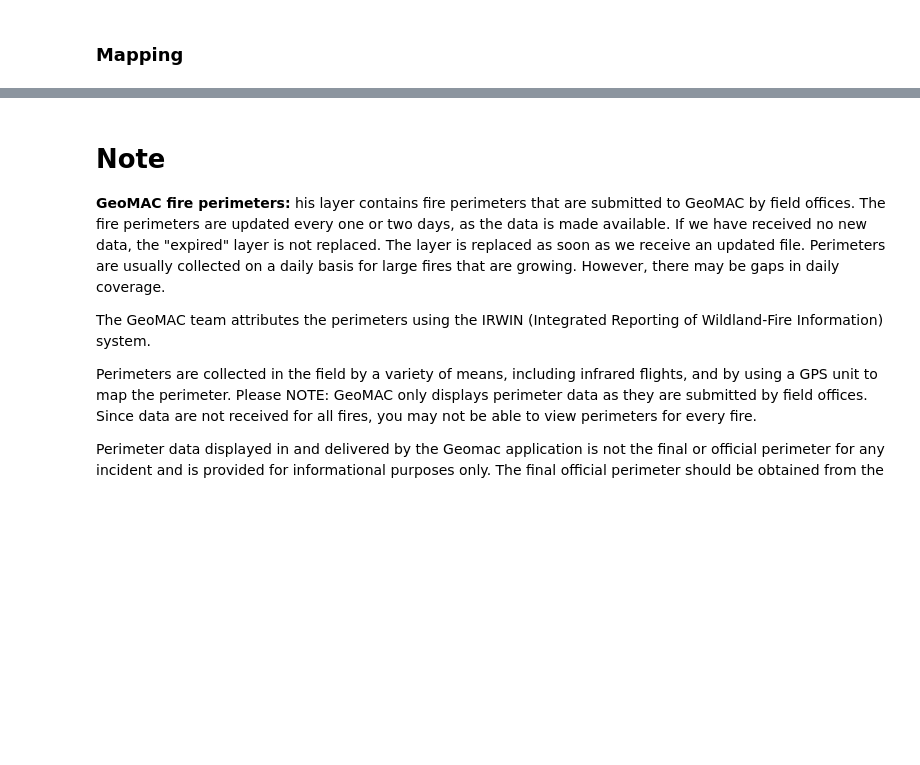
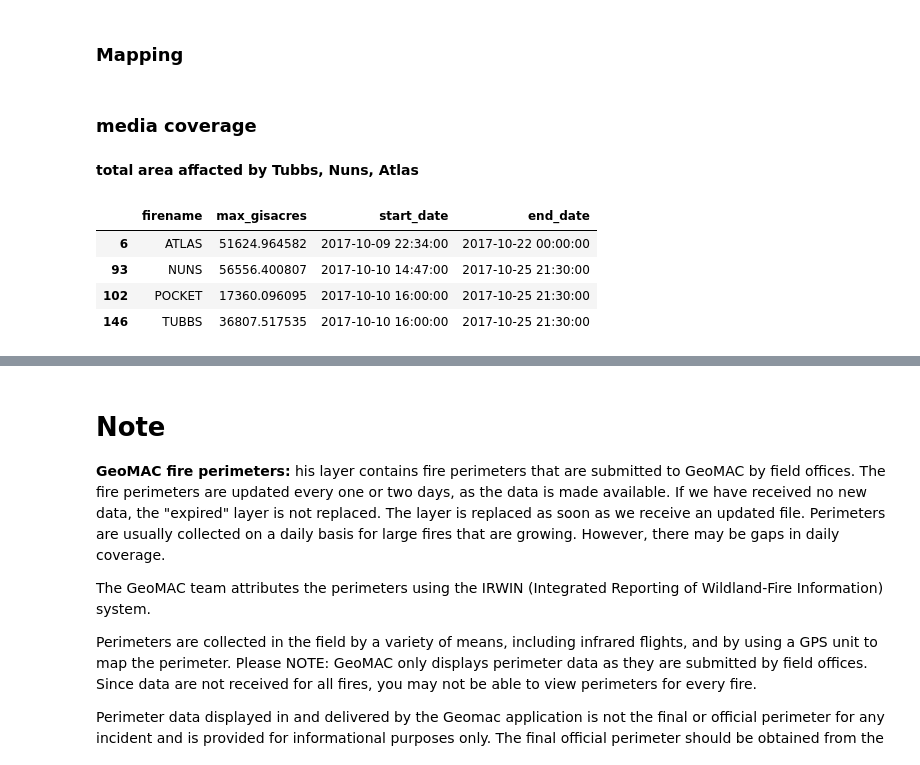
Before and after one commit to jianglong608/cali_fire, a Jupyter notebook: california_fire.ipynb, the cells around one changed output, grey strips where cells are left out. Drawn from its saved outputs; the diff is of its cells as text; code cells hidden in the pictures; blank space fills up the shorter version.

Commit message:
adding the media coverage section to notebook

```diff
--- a/california_fire.ipynb
+++ b/california_fire.ipynb
@@ -248,3 +282,18 @@ gdfs = {'all fires': (fire_select, 'firename', '#ff0000') # red
        ,'HVE impacted fires': (gdf_hvefire, 'firename', '#ff0000')} # red
 
 map_fires(gdfs, saveName='all_fire_5000', saveOnly=True, saveTo='%s/maps' % folder_root, houses=houses.sample(5000))
+# %% [markdown]
+### media coverage
+# %% [markdown]
+**total area affacted by Tubbs, Nuns, Atlas**
+# %%
+fires_target = ['ATLAS', 'NUNS', 'TUBBS', 'POCKET']
+# %%
+target = gdf_union[gdf_union.firename.isin(fires_target)]
+target[['firename', 'max_gisacres', 'start_date', 'end_date']]
+# %% [output]
+|  | firename | max_gisacres | start_date | end_date |
+| 6 | ATLAS | 51624.964582 | 2017-10-09 22:34:00 | 2017-10-22 00:00:00 |
+| 93 | NUNS | 56556.400807 | 2017-10-10 14:47:00 | 2017-10-25 21:30:00 |
+| 102 | POCKET | 17360.096095 | 2017-10-10 16:00:00 | 2017-10-25 21:30:00 |
+| 146 | TUBBS | 36807.517535 | 2017-10-10 16:00:00 | 2017-10-25 21:30:00 |
```
Also changed, not shown: parts of 15 cells of this notebook.
